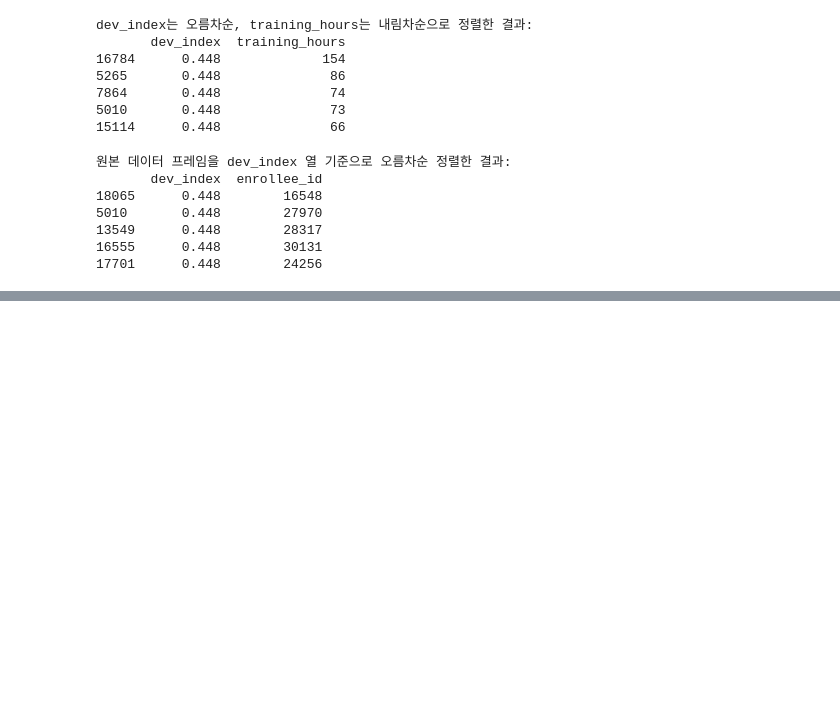
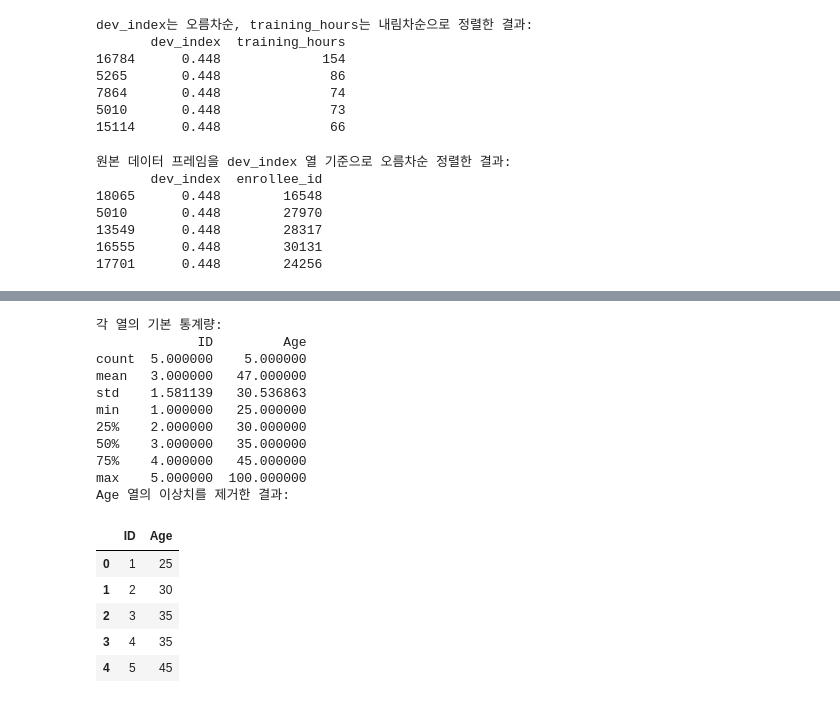
Before and after one commit to redinbluesky/fun-coding-python-data-analysis, a Jupyter notebook: 06-데이터_전처리.ipynb, the cells around one changed output, grey strips where cells are left out. Drawn from its saved outputs; the diff is of its cells as text; code cells hidden in the pictures; blank space fills up the shorter version.

```diff
--- a/06-데이터_전처리.ipynb
+++ b/06-데이터_전처리.ipynb
@@ -589,0 +635,36 @@ print(df[['dev_index', 'enrollee_id']].head())
+# %%
+# describe() 메서드로 각 열의 기본 통계량을 확인한다.
+# 예제 데이터 프레임 생성
+data = {
+    'ID': [1, 2, 3, 4, 5],
+    'Age': [25, 30, 35, 100, 45],
+}
+df = pd.DataFrame(data)
+
+# 통계 정보 확인
+print("각 열의 기본 통계량:")
+print(df.describe())
+
+# 이상치 제거
+median_age = df['Age'].median()
+df.loc[df['Age'] >= 60, 'Age'] = median_age
+print("Age 열의 이상치를 제거한 결과:")
+df
+# %% [output]
+각 열의 기본 통계량:
+             ID         Age
+count  5.000000    5.000000
+mean   3.000000   47.000000
+std    1.581139   30.536863
+min    1.000000   25.000000
+25%    2.000000   30.000000
+50%    3.000000   35.000000
+75%    4.000000   45.000000
+max    5.000000  100.000000
+Age 열의 이상치를 제거한 결과:
+|  | ID | Age |
+| 0 | 1 | 25 |
+| 1 | 2 | 30 |
+| 2 | 3 | 35 |
+| 3 | 4 | 35 |
+| 4 | 5 | 45 |
```
Also changed, not shown: parts of 21 cells of this notebook.
